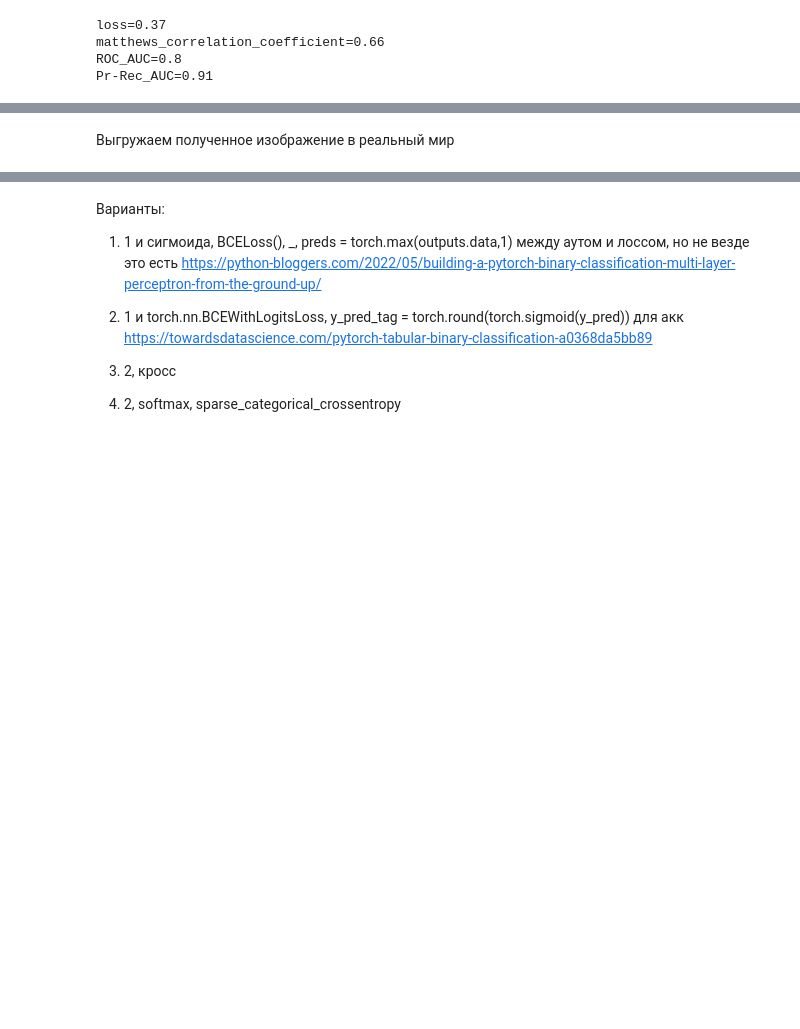
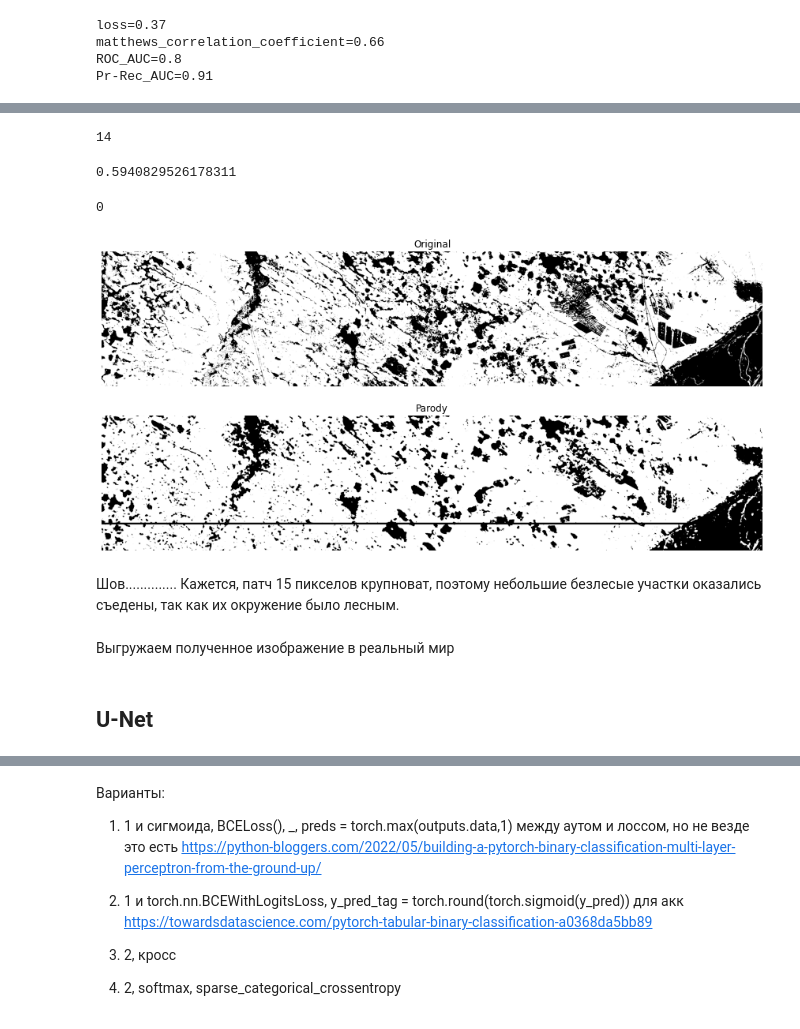
Before and after one commit to SozAnna/S1_Sakha_classification, a Jupyter notebook: Forest_mask_nn.ipynb, the cells around one changed output, grey strips where cells are left out. Saved outputs shown, nothing was run; the diff lists cells and outputs as text; code cells hidden in the pictures; blank space fills up the shorter version.

```diff
--- a/Forest_mask_nn.ipynb
+++ b/Forest_mask_nn.ipynb
@@ -998,2 +1015,27 @@ test_outputs, test_coords = final_validate(model_cnn,
+# %%
+for indx in range(len(val_coords)):
+    coord_x, coord_y = valid_dataset.coords[val_coords[indx]]
+    val_part[coord_x, coord_y] = val_outputs[indx]
+# %%
+for indx in range(len(test_coords)):
+    coord_x, coord_y = test_dataset.coords[test_coords[indx]]
+    test_part[coord_x, coord_y] = test_outputs[indx]
+# %%
+a, b = valid_dataset.coords[val_coords[7]]
+a
+# %% [output]
+14
+# %%
+np.mean(train_part)
+# %% [output]
+0.5940829526178311
+# %%
+result_image[a, b]
+# %% [output]
+0
 # %%
-result_image = np.zeros_like(test_labels) # model output
+result_image = np.zeros_like(mask_array) # model output
+
+result_image[:bound_val] = train_part
+result_image[bound_val:bound_test] = val_part
+result_image[bound_test:] = test_part
@@ -1013,3 +1042,19 @@ result_image = np.zeros_like(test_labels) # model output
+# %%
+figure1 = mask_array[3500:4500, 100:5000]
+figure2 = result_image[3500:4500, 100:5000]
+
+fig, axis = plt.subplots(2, 1, figsize=(15, 7))
+axis[0].imshow(figure1, cmap='Greys_r')
+axis[1].imshow(figure2, cmap='Greys_r')
+axis[0].title.set_text('Original')
+axis[1].title.set_text('Parody')
+for a in axis:
+    a.axis('off')
+# %% [output]
+[figure, added]
+# %% [markdown]
+Шов..............
+Кажется, патч 15 пикселов крупноват, поэтому небольшие безлесые участки оказались съедены, так как их окружение было лесным.
 # %% [markdown]
 Выгружаем полученное изображение в реальный мир
 # %%
@@ -1029,3 +1063,5 @@ def createGeotiff(out_raster, data, geo_transform, projection):
 
 # экспорт результата
 createGeotiff(out_raster, result_image, geo_transform, projection)
+# %% [markdown]
+## U-Net
```
Also changed, not shown: parts of 75 cells of this notebook.
